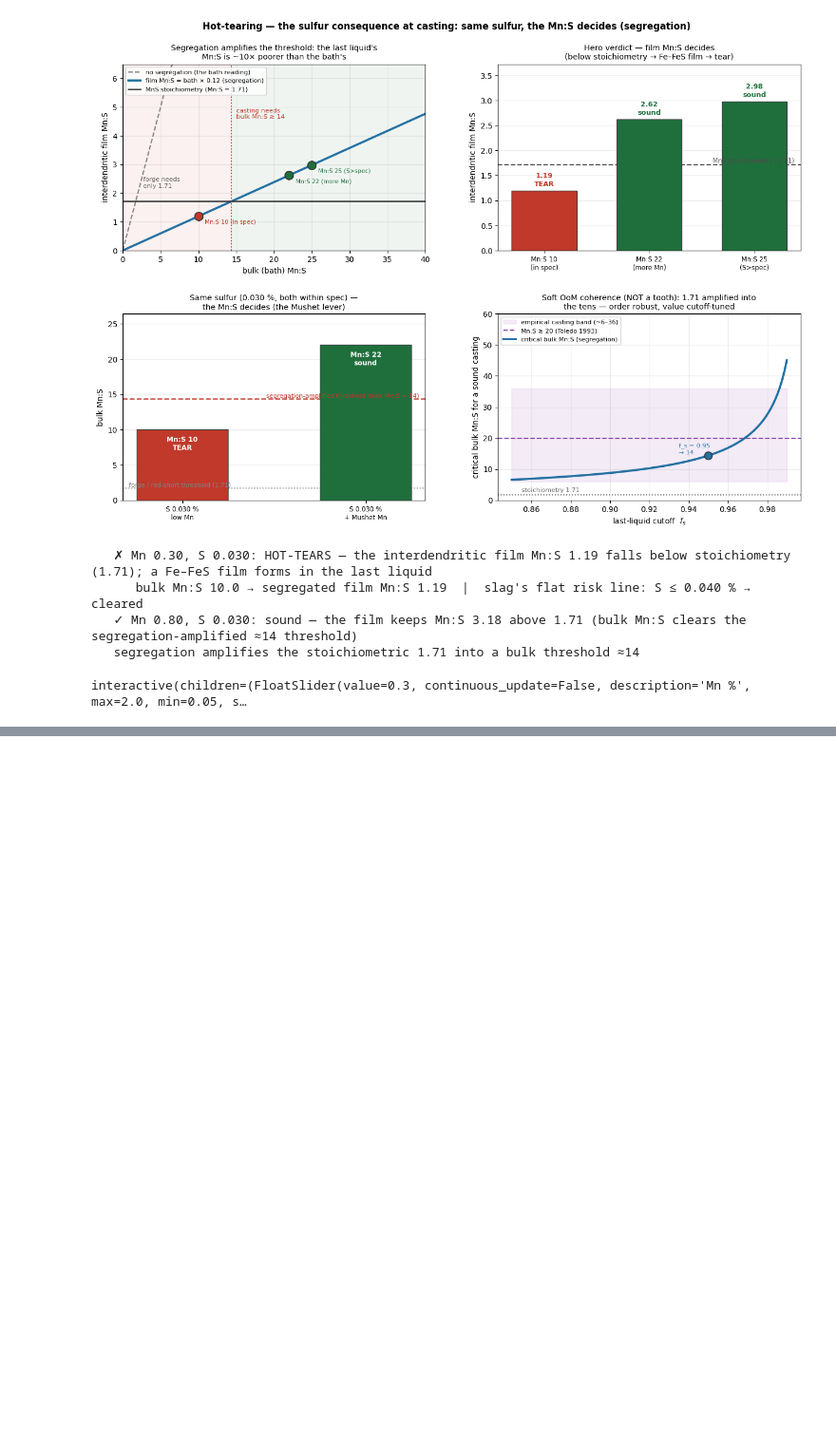
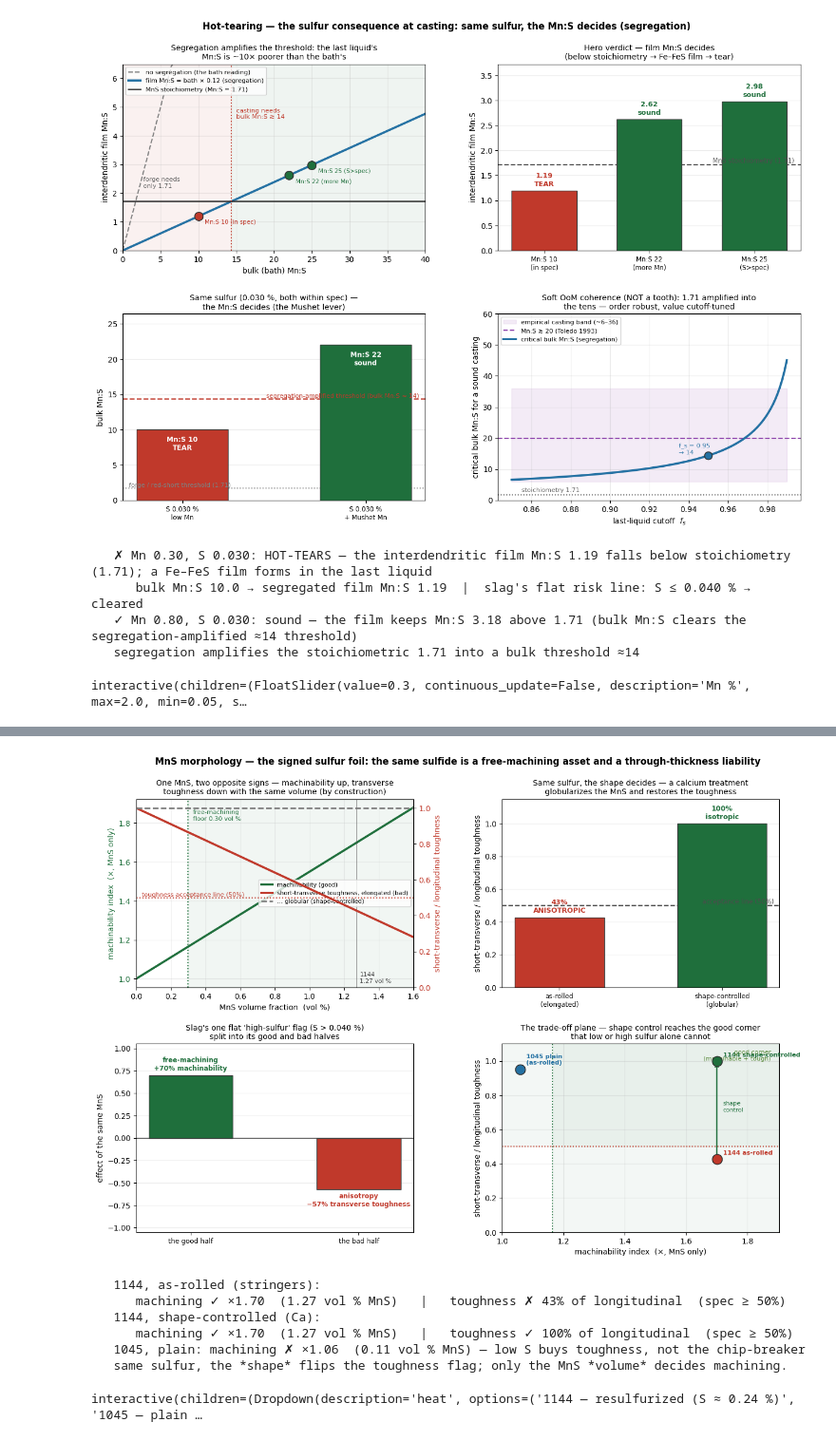
Before and after one commit to BoykoNeov/steel-sim, a Jupyter notebook: steel/making.ipynb, the cells around one changed output, grey strips where cells are left out. Shown at 95% size. Saved outputs shown, nothing was run; the diff lists cells and outputs as text; code cells hidden in the pictures; blank space fills up the shorter version.

```diff
--- a/steel/making.ipynb
+++ b/steel/making.ipynb
@@ -637,0 +775,38 @@ interactive(children=(FloatSlider(value=0.3, continuous_update=False, descriptio
+# %%
+from steel.demo_sulfide_morphology import compute as sm_compute
+
+fig = plots.sulfide_morphology_figure(sm_compute())  # same MnS: machinability asset vs toughness liability
+plt.show()
+
+resulf, plain = list(C.SM_BACKBONES)                 # the resulfurized 1144, then the plain 1045
+for shape, lbl in ((False, "as-rolled (stringers)"), (True, "shape-controlled (Ca)")):
+    r = C.sulfide_morphology_readout(resulf, shape)
+    print(f"   1144, {lbl}:")
+    print(f"      machining {_mark(not r['free_machining'])} {r['mach_str']}   |   "
+          f"toughness {_mark(r['anisotropic'])} {r['transverse_str']}")
+pr = C.sulfide_morphology_readout(plain, False)
+print(f"   1045, plain: machining {_mark(not pr['free_machining'])} {pr['mach_str']} "
+      f"— low S buys toughness, not the chip-breaker")
+print("   same sulfur, the *shape* flips the toughness flag; only the MnS *volume* decides machining.")
+# %% [output]
+[figure, added]
+   1144, as-rolled (stringers):
+      machining ✓ ×1.70  (1.27 vol % MnS)   |   toughness ✗ 43% of longitudinal  (spec ≥ 50%)
+   1144, shape-controlled (Ca):
+      machining ✓ ×1.70  (1.27 vol % MnS)   |   toughness ✓ 100% of longitudinal  (spec ≥ 50%)
+   1045, plain: machining ✗ ×1.06  (0.11 vol % MnS) — low S buys toughness, not the chip-breaker
+   same sulfur, the *shape* flips the toughness flag; only the MnS *volume* decides machining.
+# %%
+# Live: pick a heat and the sulfide shape — same sulfur, morphology decides toughness (not machining).
+def _sm(heat, shape):
+    r = C.sulfide_morphology_readout(heat, shape)
+    print(f"machining  {_mark(not r['free_machining'])} {r['free_verdict']}")
+    print(f"toughness  {_mark(r['anisotropic'])} {r['aniso_verdict']}")
+
+interact(_sm,
+         heat=widgets.Dropdown(options=list(C.SM_BACKBONES), value=list(C.SM_BACKBONES)[0], description="heat"),
+         shape=widgets.Dropdown(options=[("as-rolled (stringers)", False),
+                                         ("shape-controlled (globular)", True)],
+                                value=False, description="sulfide shape"));
+# %% [output]
+interactive(children=(Dropdown(description='heat', options=('1144 — resulfurized (S ≈ 0.24 %)', '1045 — plain …
```
Also changed, not shown: parts of 17 cells of this notebook, 4 other files.
